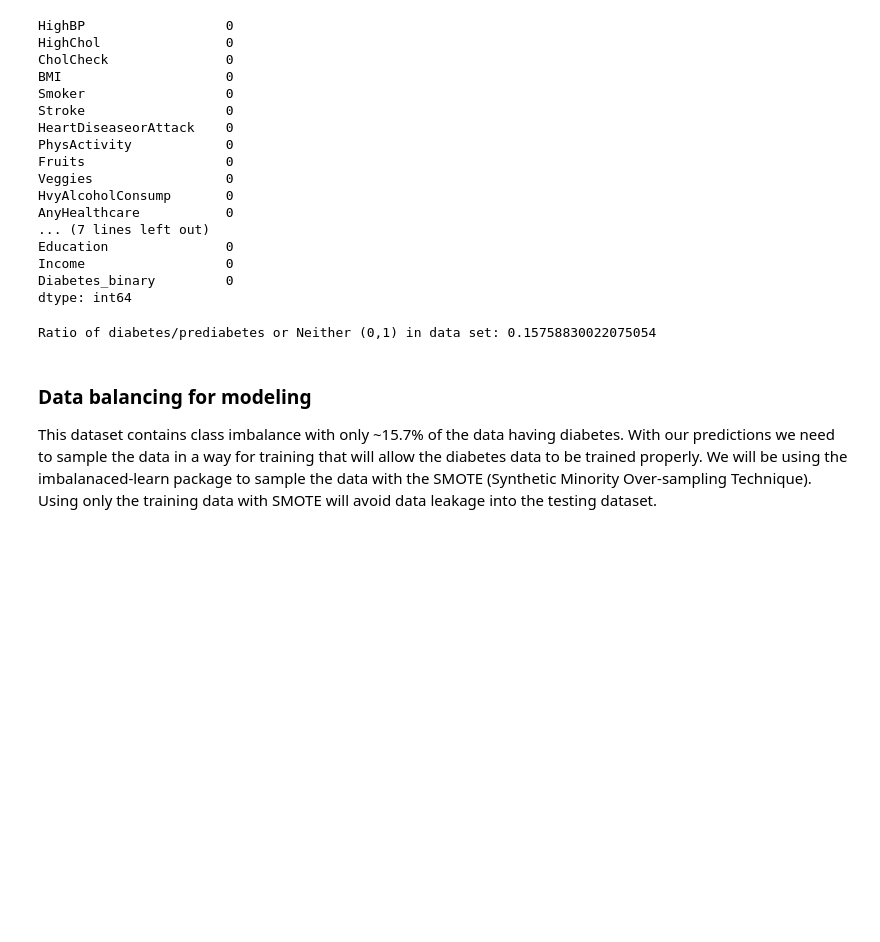
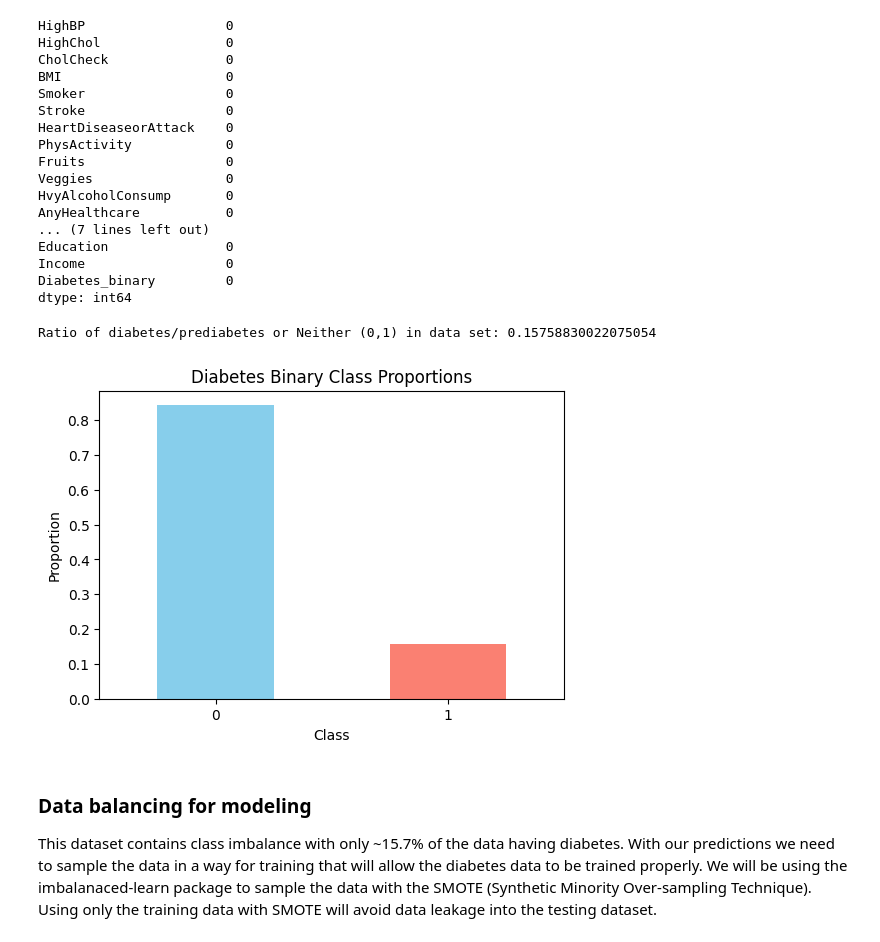
Before and after one commit to DataChemE/DTSA_5509_Final, a Jupyter notebook: project_notebook.ipynb, the cells around one changed output. Cells and saved outputs as stored; diff of their text form; code cells hidden in the pictures; blank space fills up the shorter version.

```diff
--- a/project_notebook.ipynb
+++ b/project_notebook.ipynb
@@ -175,8 +175,18 @@ dtype: int64
 # %%
 # Determine the composition of our Diabetes Binary Class for our modeling
 print("Ratio of diabetes/prediabetes or Neither (0,1) in data set:", data['Diabetes_binary'].sum() / len(data))
+
+counts = data['Diabetes_binary'].value_counts(normalize=True)
+plt.figure(figsize=(6, 4))
+counts.plot(kind='bar', color=['skyblue', 'salmon'])
+plt.title('Diabetes Binary Class Proportions')
+plt.xlabel('Class')
+plt.xticks(rotation=0)
+plt.ylabel('Proportion')
+plt.show()
 # %% [output]
 Ratio of diabetes/prediabetes or Neither (0,1) in data set: 0.15758830022075054
+[figure, added]
 # %% [markdown]
 ### Data balancing for modeling
 
```
Also changed, not shown: parts of 13 cells of this notebook.
